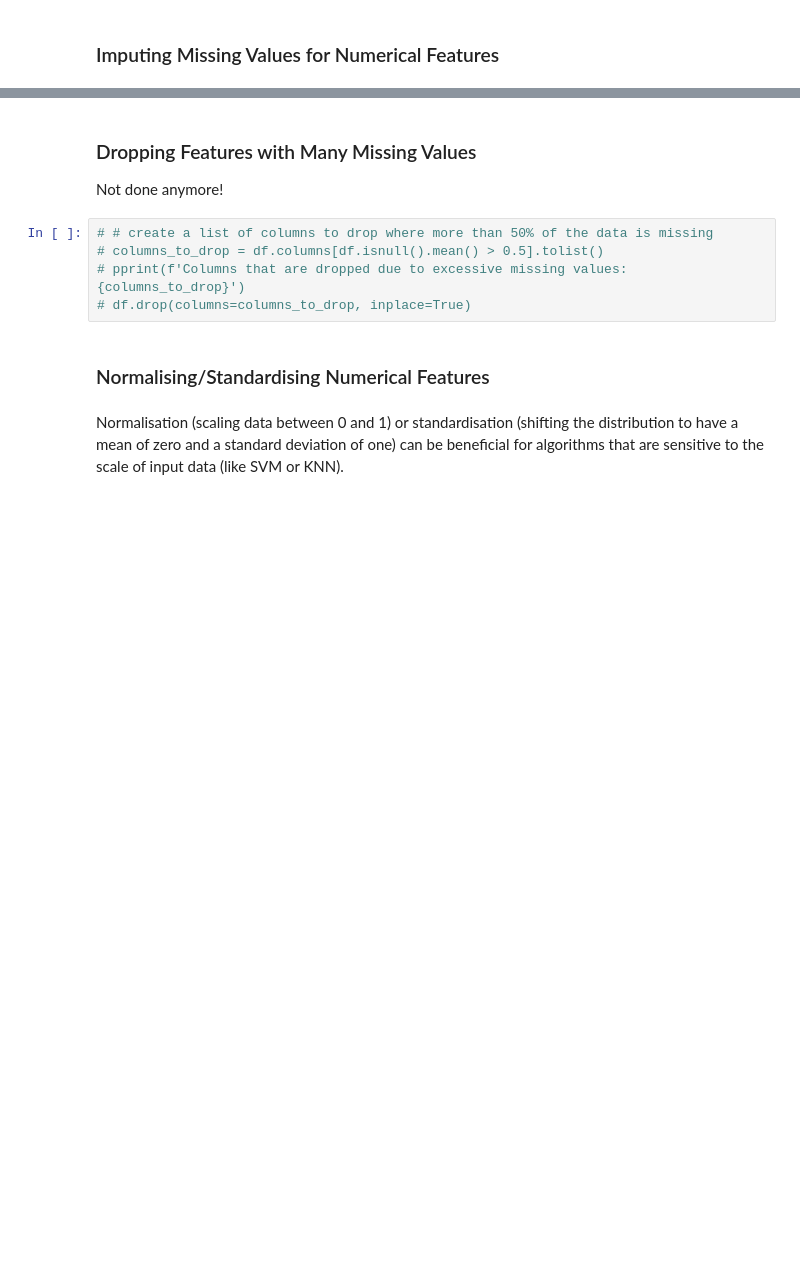
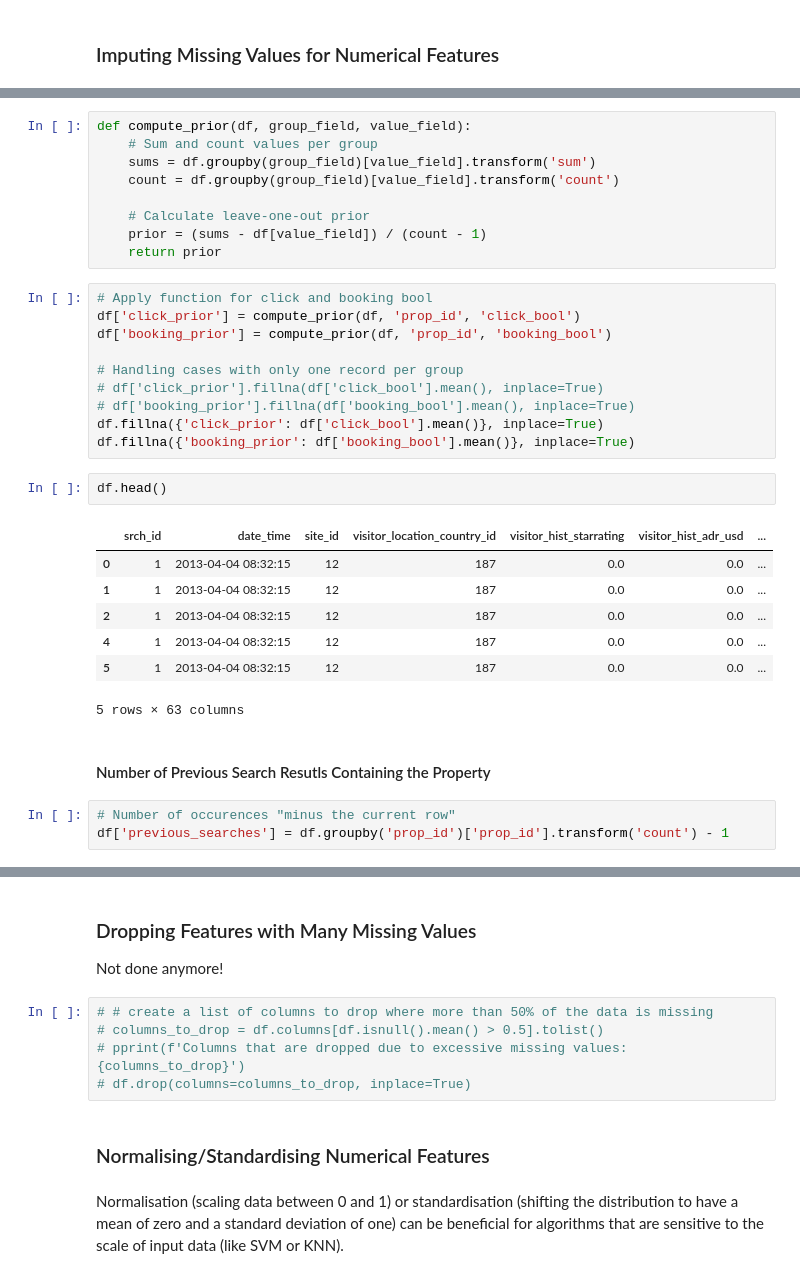
Before and after one commit to ryan-ott/DMT-Group17, a Jupyter notebook: Assignment2/expedia.ipynb, the cells around one changed output, grey strips where cells are left out. Cells and saved outputs as stored; diff of their text form; blank space fills up the shorter version.

```diff
--- a/Assignment2/expedia.ipynb
+++ b/Assignment2/expedia.ipynb
@@ -147,0 +292,34 @@ Zero was chosen as the imputation value for the numerical features because it in
+# %%
+def compute_prior(df, group_field, value_field):
+    # Sum and count values per group
+    sums = df.groupby(group_field)[value_field].transform('sum')
+    count = df.groupby(group_field)[value_field].transform('count')
+
+    # Calculate leave-one-out prior
+    prior = (sums - df[value_field]) / (count - 1)
+    return prior
+# %%
+# Apply function for click and booking bool
+df['click_prior'] = compute_prior(df, 'prop_id', 'click_bool')
+df['booking_prior'] = compute_prior(df, 'prop_id', 'booking_bool')
+
+# Handling cases with only one record per group
+# df['click_prior'].fillna(df['click_bool'].mean(), inplace=True)
+# df['booking_prior'].fillna(df['booking_bool'].mean(), inplace=True)
+df.fillna({'click_prior': df['click_bool'].mean()}, inplace=True)
+df.fillna({'booking_prior': df['booking_bool'].mean()}, inplace=True)
+# %%
+df.head()
+# %% [output]
+|  | srch_id | date_time | site_id | visitor_location_country_id | visitor_hist_starrating | visitor_hist_adr_usd | ... |
+| 0 | 1 | 2013-04-04 08:32:15 | 12 | 187 | 0.0 | 0.0 | ... |
+| 1 | 1 | 2013-04-04 08:32:15 | 12 | 187 | 0.0 | 0.0 | ... |
+| 2 | 1 | 2013-04-04 08:32:15 | 12 | 187 | 0.0 | 0.0 | ... |
+| 4 | 1 | 2013-04-04 08:32:15 | 12 | 187 | 0.0 | 0.0 | ... |
+| 5 | 1 | 2013-04-04 08:32:15 | 12 | 187 | 0.0 | 0.0 | ... |
+5 rows × 63 columns
+# %% [markdown]
+#### Number of Previous Search Resutls Containing the Property
+# %%
+# Number of occurences "minus the current row"
+df['previous_searches'] = df.groupby('prop_id')['prop_id'].transform('count') - 1
```
Also changed, not shown: parts of 26 cells of this notebook.
